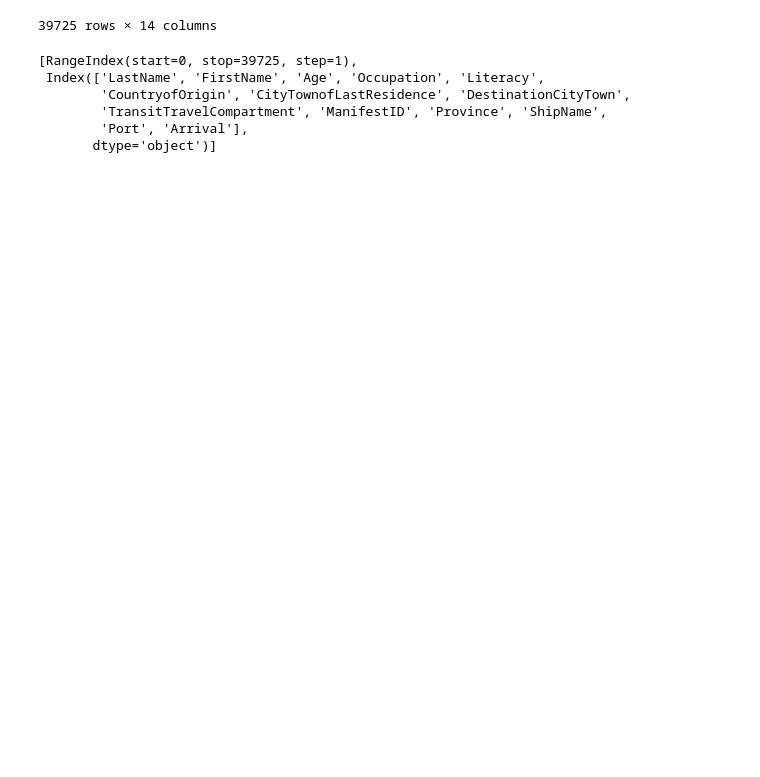
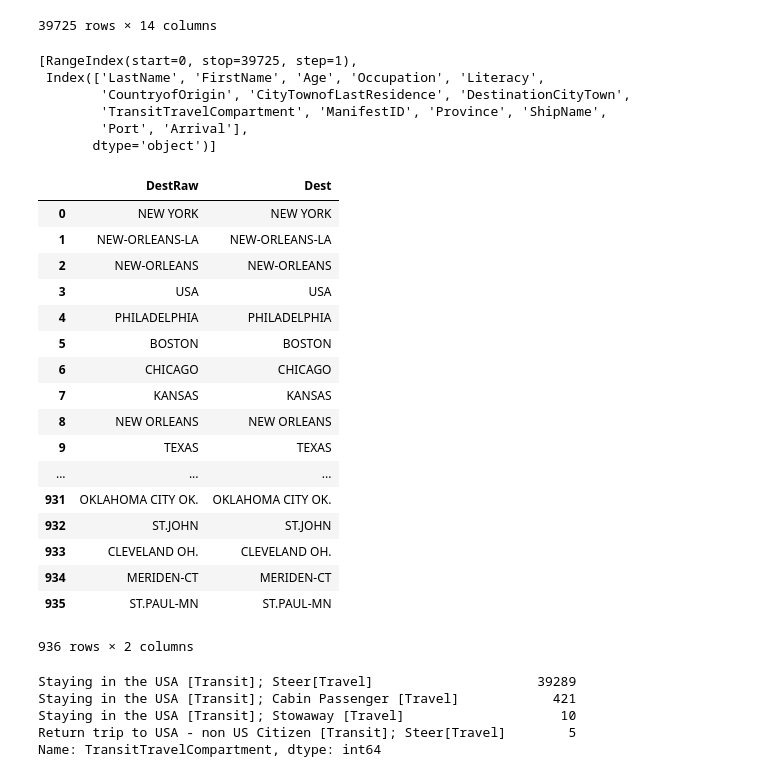
Before and after one commit to courtneysimonse/sicily-immigrants, a Jupyter notebook: destinations.ipynb, the cells around one changed output. Drawn from its saved outputs; the diff is of its cells as text; code cells hidden in the pictures; blank space fills up the shorter version.

```diff
--- a/destinations.ipynb
+++ b/destinations.ipynb
@@ -61,3 +61,24 @@ dest = df['DestinationCityTown'].unique()
 dest_df = pd.DataFrame(
                 {'DestRaw' : dest,
                  'Dest' : dest})
+# %%
+dest_df
+# %% [output]
+|  | DestRaw | Dest |
+| 0 | NEW YORK | NEW YORK |
+| 1 | NEW-ORLEANS-LA | NEW-ORLEANS-LA |
+| 2 | NEW-ORLEANS | NEW-ORLEANS |
+| 3 | USA | USA |
+| 4 | PHILADELPHIA | PHILADELPHIA |
+| 5 | BOSTON | BOSTON |
+| 6 | CHICAGO | CHICAGO |
+| 7 | KANSAS | KANSAS |
+| 8 | NEW ORLEANS | NEW ORLEANS |
+| 9 | TEXAS | TEXAS |
+| ... | ... | ... |
+| 931 | OKLAHOMA CITY OK. | OKLAHOMA CITY OK. |
+| 932 | ST.JOHN | ST.JOHN |
+| 933 | CLEVELAND OH. | CLEVELAND OH. |
+| 934 | MERIDEN-CT | MERIDEN-CT |
+| 935 | ST.PAUL-MN | ST.PAUL-MN |
+936 rows × 2 columns
@@ -63,0 +87,8 @@ dest_df = pd.DataFrame(
+# %%
+df['TransitTravelCompartment'].value_counts()
+# %% [output]
+Staying in the USA [Transit]; Steer[Travel]                     39289
+Staying in the USA [Transit]; Cabin Passenger [Travel]            421
+Staying in the USA [Transit]; Stowaway [Travel]                    10
+Return trip to USA - non US Citizen [Transit]; Steer[Travel]        5
+Name: TransitTravelCompartment, dtype: int64
```
Also changed, not shown: parts of 1 cell of this notebook, 1 other file.
